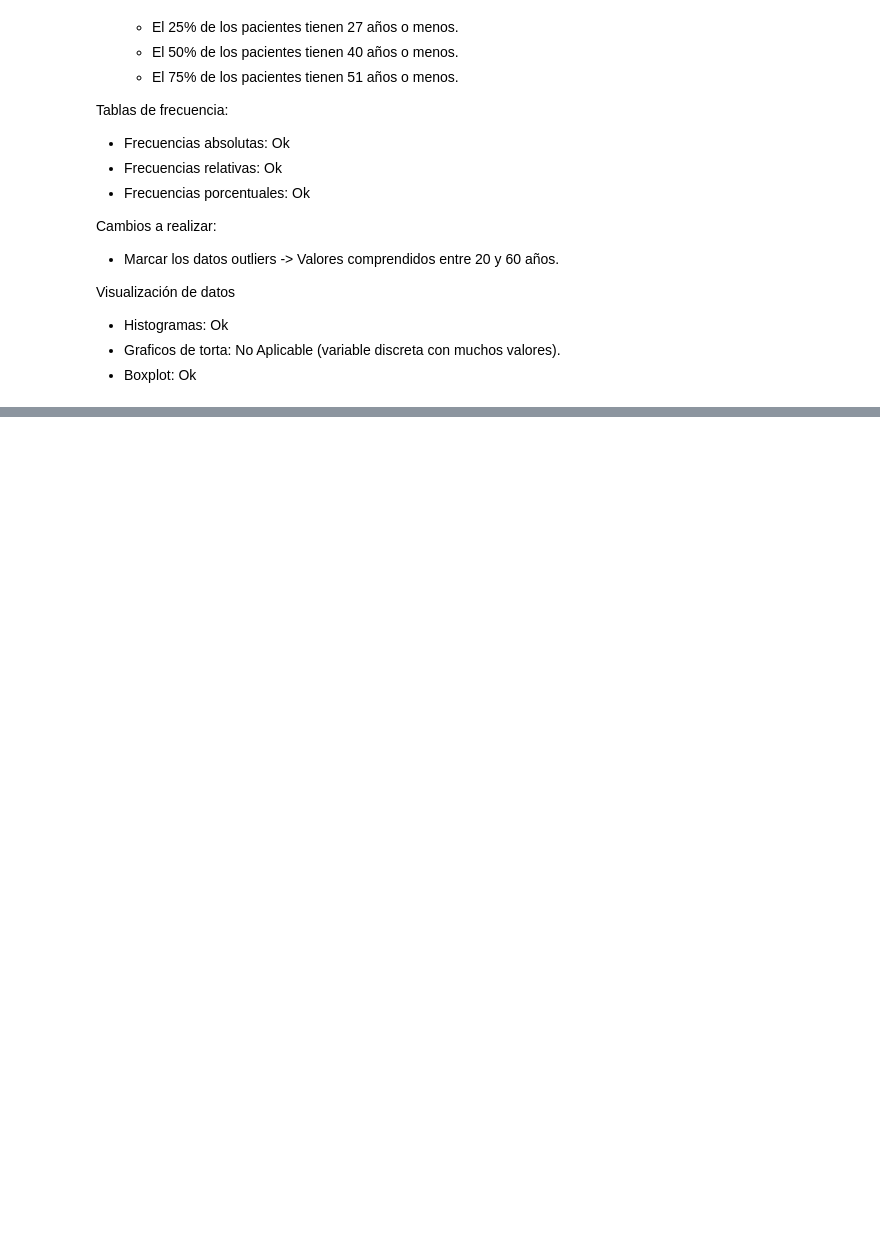
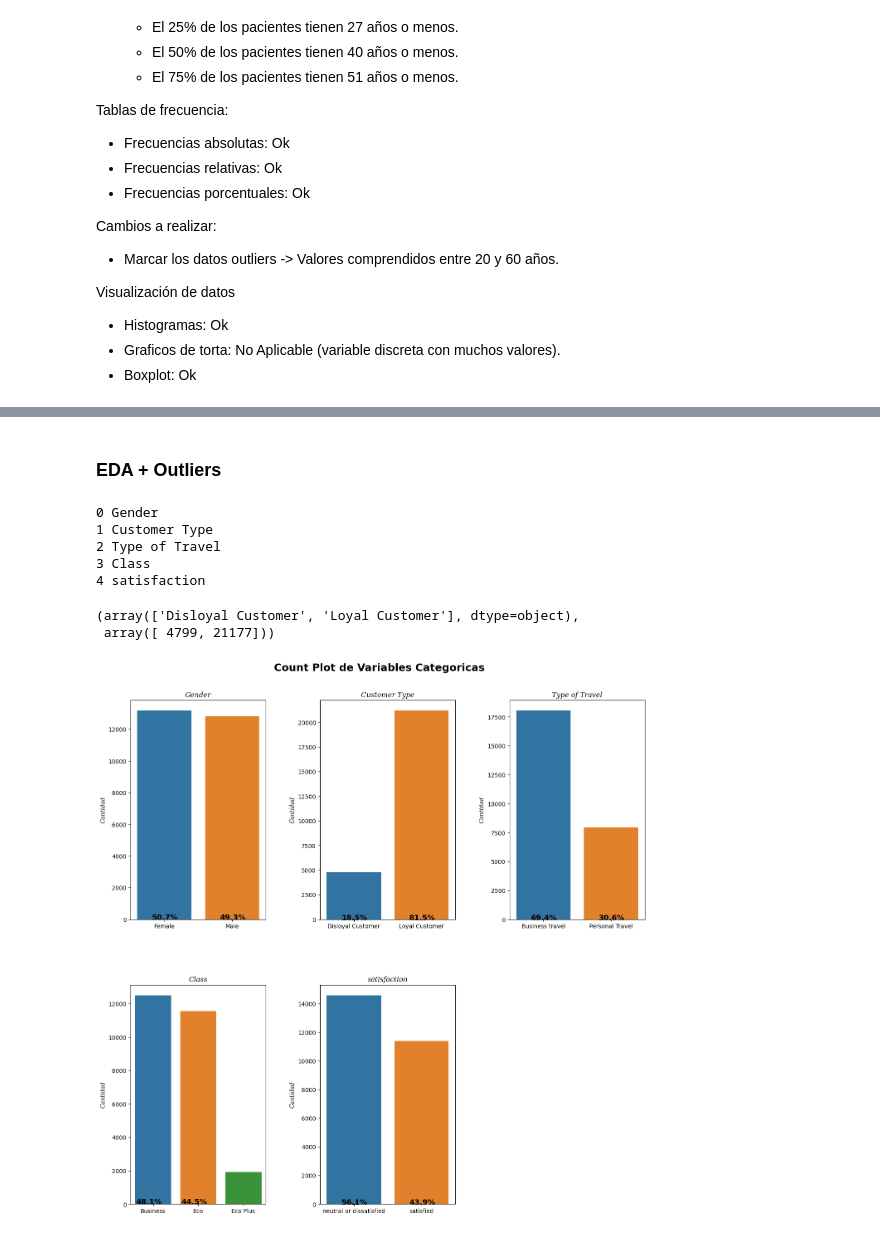
Before and after one commit to MHerrera11/Coderhouse, a Jupyter notebook: notebooks/Satisfacción de Clientes en Vuelos.ipynb, the cells around one changed output, grey strips where cells are left out. Drawn from its saved outputs; the diff is of its cells as text; code cells hidden in the pictures; blank space fills up the shorter version.

```diff
--- a/notebooks/Satisfacción de Clientes en Vuelos.ipynb
+++ b/notebooks/Satisfacción de Clientes en Vuelos.ipynb
@@ -637,0 +715,8 @@ Visualización de datos
+# %%
+# Segmentar Variables Categóricas
+categ_columns = []
+for col in df.columns:
+	if (df[col].nunique()<10) and (df[col].dtype=='object'):
+		categ_columns.append(col)
+
+print('Columnas categoricas son {}'.format(categ_columns))
@@ -637,0 +753,33 @@ Visualización de datos
+# %% [markdown]
+### EDA + Outliers
+# %%
+for i , columns in enumerate(categ_columns):
+  print(i,columns)
+# %% [output]
+0 Gender
+1 Customer Type
+2 Type of Travel
+3 Class
+4 satisfaction
+# %%
+np.unique(df['Customer Type'] , return_counts = True)
+# %% [output]
+(array(['Disloyal Customer', 'Loyal Customer'], dtype=object),
+ array([ 4799, 21177]))
+# %%
+fig = plt.figure(figsize=[16,15])
+fig.suptitle('Count Plot de Variables Categoricas', fontsize=18, fontweight='bold')
+fig.subplots_adjust(top=0.92);
+fig.subplots_adjust(hspace=0.3, wspace=0.4);
+for i , columns in enumerate(categ_columns):
+    input = np.unique(df[columns] , return_counts = True)
+    col= 'input'
+    ax1 = fig.add_subplot(2, 3, i+1);
+    ax1 = sns.barplot(x=list(eval(f'{col}[0]')), y=list(eval(f'{col}[1]')))
+    #Poner los porcentajes en las barras.
+    ax1.text(0.2, 120, '{}%' .format(str(round(eval(f'{col}[1][0]')/sum(eval(f'{col}[1]'))*100,1))), ha='right', va='center', size=13, fontdict={'weight': 'bold'})
+    ax1.text(1.2, 120, '{}%' .format(str(round(eval(f'{col}[1][1]')/sum(eval(f'{col}[1]'))*100,1))), ha='right', va='center', size=13, fontdict={'weight': 'bold'})
+    ax1.set_title(f'{columns}', fontfamily='serif', fontstyle= 'italic')
+    ax1.set_ylabel('Cantidad', fontfamily='serif', fontstyle= 'italic')
+# %% [output]
+[figure, added]
```
Also changed, not shown: parts of 15 cells of this notebook.
